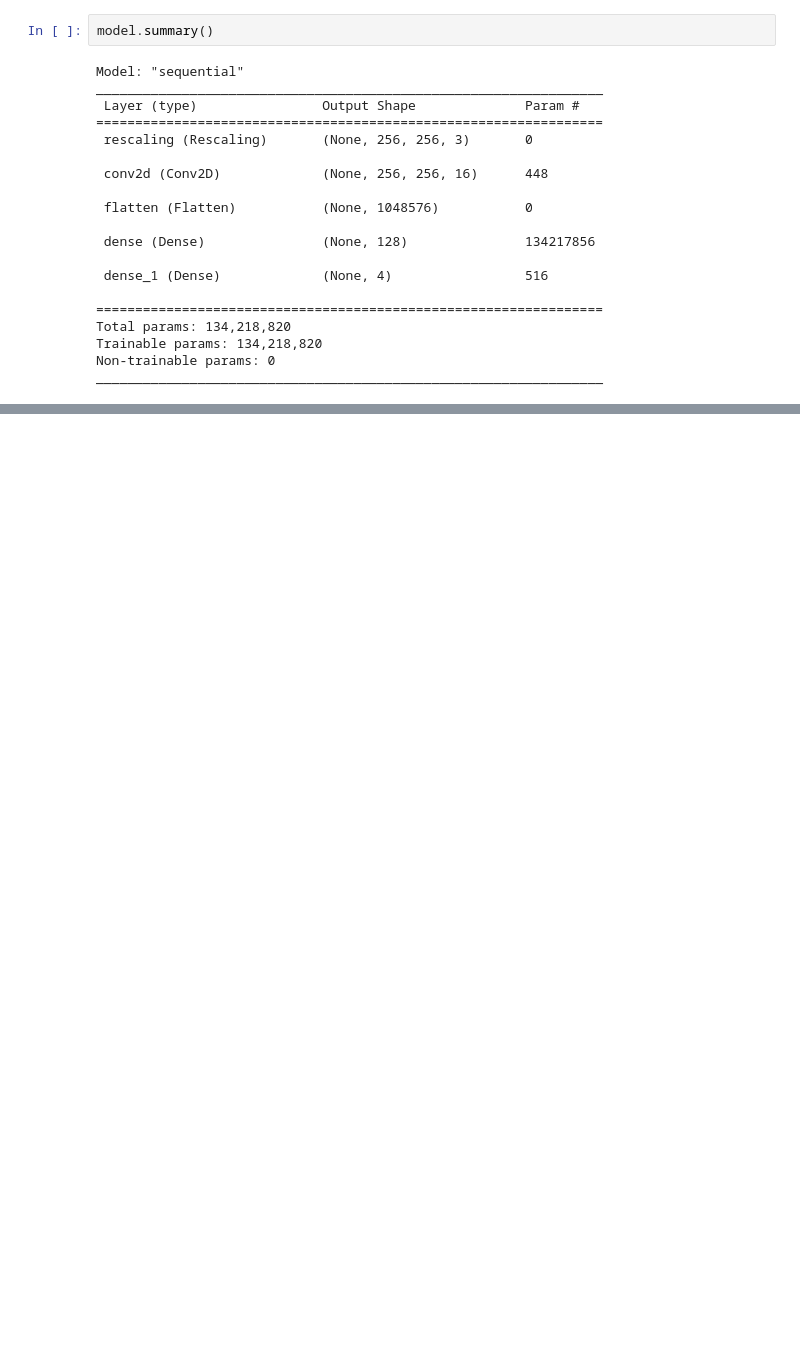
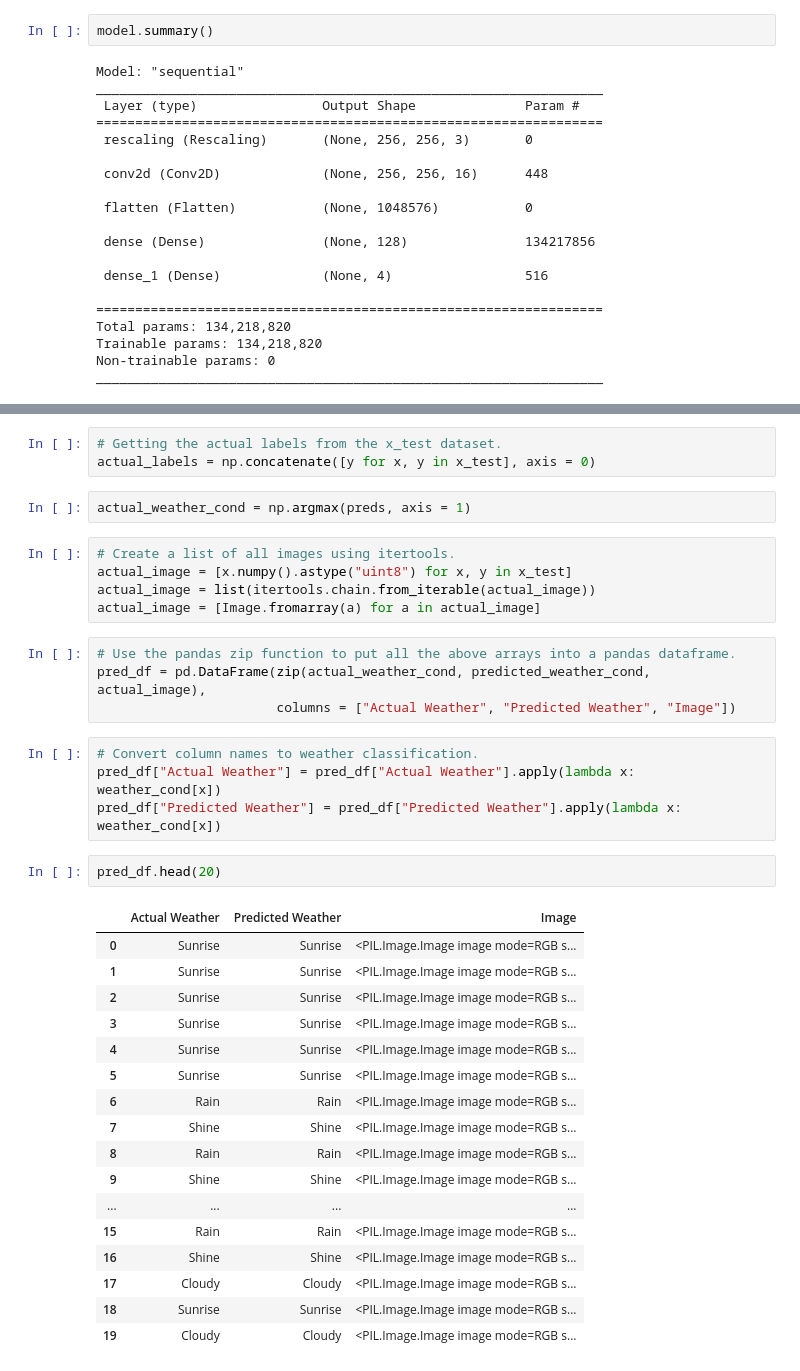
Before and after one commit to Bywani/Capstone-Project, a Jupyter notebook: weather_classification.ipynb, the cells around one changed output, grey strips where cells are left out. Cells and saved outputs as stored; diff of their text form; blank space fills up the shorter version.

```diff
--- a/weather_classification.ipynb
+++ b/weather_classification.ipynb
@@ -267,0 +364,38 @@ According to the results above. Our model indicates that training accuracy is do
+# %%
+# Getting the actual labels from the x_test dataset.
+actual_labels = np.concatenate([y for x, y in x_test], axis = 0)
+# %%
+actual_weather_cond = np.argmax(preds, axis = 1)
+# %%
+# Create a list of all images using itertools.
+actual_image = [x.numpy().astype("uint8") for x, y in x_test]
+actual_image = list(itertools.chain.from_iterable(actual_image))
+actual_image = [Image.fromarray(a) for a in actual_image]
+# %%
+# Use the pandas zip function to put all the above arrays into a pandas dataframe.
+pred_df = pd.DataFrame(zip(actual_weather_cond, predicted_weather_cond, actual_image),
+                       columns = ["Actual Weather", "Predicted Weather", "Image"])
+# %%
+# Convert column names to weather classification.
+pred_df["Actual Weather"] = pred_df["Actual Weather"].apply(lambda x: weather_cond[x])
+pred_df["Predicted Weather"] = pred_df["Predicted Weather"].apply(lambda x: weather_cond[x])
+# %%
+pred_df.head(20)
+# %% [output]
+|  | Actual Weather | Predicted Weather | Image |
+| 0 | Sunrise | Sunrise | <PIL.Image.Image image mode=RGB s... |
+| 1 | Sunrise | Sunrise | <PIL.Image.Image image mode=RGB s... |
+| 2 | Sunrise | Sunrise | <PIL.Image.Image image mode=RGB s... |
+| 3 | Sunrise | Sunrise | <PIL.Image.Image image mode=RGB s... |
+| 4 | Sunrise | Sunrise | <PIL.Image.Image image mode=RGB s... |
+| 5 | Sunrise | Sunrise | <PIL.Image.Image image mode=RGB s... |
+| 6 | Rain | Rain | <PIL.Image.Image image mode=RGB s... |
+| 7 | Shine | Shine | <PIL.Image.Image image mode=RGB s... |
+| 8 | Rain | Rain | <PIL.Image.Image image mode=RGB s... |
+| 9 | Shine | Shine | <PIL.Image.Image image mode=RGB s... |
+| ... | ... | ... | ... |
+| 15 | Rain | Rain | <PIL.Image.Image image mode=RGB s... |
+| 16 | Shine | Shine | <PIL.Image.Image image mode=RGB s... |
+| 17 | Cloudy | Cloudy | <PIL.Image.Image image mode=RGB s... |
+| 18 | Sunrise | Sunrise | <PIL.Image.Image image mode=RGB s... |
+| 19 | Cloudy | Cloudy | <PIL.Image.Image image mode=RGB s... |
```
Also changed, not shown: parts of 16 cells of this notebook.
